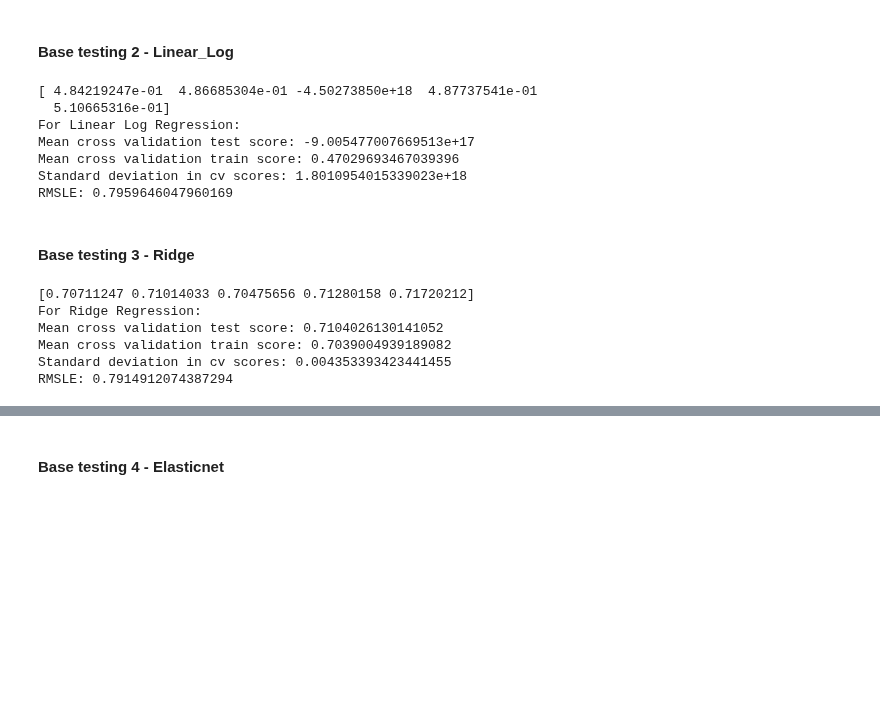
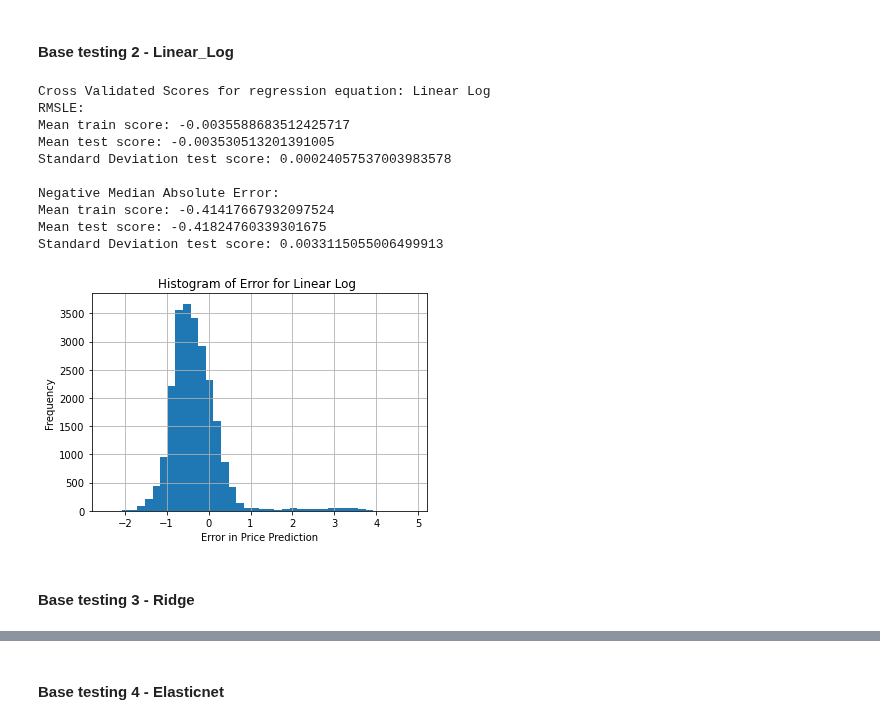
Before and after one commit to ShrutikaSankar/Springboard, a Jupyter notebook: auto_cap/auto_clean_copy2.ipynb, the cells around one changed output, grey strips where cells are left out. Drawn from its saved outputs; the diff is of its cells as text; code cells hidden in the pictures; blank space fills up the shorter version.

```diff
--- a/auto_cap/auto_clean_copy2.ipynb
+++ b/auto_cap/auto_clean_copy2.ipynb
@@ -1759,6 +1247,18 @@ Text(0, 0.5, 'Frequency')
 # %%
 # Apply Linear Log model to training data:
 linlog = LinearRegression() #previous optimization different study
-
 y_train_lg = np.log(y_train)
 y_val_lg = np.log(y_val)
+y_predict_test_linlog, c_linlog = quick_run(linlog, X_train, y_train_lg, X_val_mm, y_val_lg, name_g ='Linear Log')
+# %% [output]
+Cross Validated Scores for regression equation: Linear Log
+RMSLE:
+Mean train score: -0.0035588683512425717
+Mean test score: -0.003530513201391005
+Standard Deviation test score: 0.00024057537003983578
+
+Negative Median Absolute Error:
+Mean train score: -0.41417667932097524
+Mean test score: -0.41824760339301675
+Standard Deviation test score: 0.0033115055006499913
+[figure, added]
@@ -1772,63 +1265,2 @@ y_predict_linlog[y_predict_linlog<0] = 0 #The minimum price for a car is 0
-# %%
-cv_scores_train = cross_val_score(estimator= linear, X=X_train_mm, y=y_train_lg, cv=5)
-cv_scores_test = cross_val_score(estimator= linear, X=X_val_mm, y=y_val_lg, cv=5)
-print(cv_scores_test)
-
-
-cv_scores_linlog_test= cv_scores_test.mean()
-cv_scores_linlog_train= cv_scores_train.mean()
-cv_scores_linlog_std= cv_scores_test.std()
-print('For Linear Log Regression:')
-print ('Mean cross validation test score: ' +str(cv_scores_linlog_test))
-print ('Mean cross validation train score: ' +str(cv_scores_linlog_train))
-print ('Standard deviation in cv scores: ' +str(cv_scores_linlog_std))
-
-RMSLE_linlog= mean_squared_log_error(y_val, y_predict_linlog)
-print ('RMSLE: ' +str(RMSLE_linlog))
-# %% [output]
-[ 4.84219247e-01  4.86685304e-01 -4.50273850e+18  4.87737541e-01
-  5.10665316e-01]
-For Linear Log Regression:
-Mean cross validation test score: -9.005477007669513e+17
-Mean cross validation train score: 0.47029693467039396
-Standard deviation in cv scores: 1.8010954015339023e+18
-RMSLE: 0.7959646047960169
 # %% [markdown]
 #### Base testing 3 - Ridge
-# %%
-# Apply Ridge model to training data:
-from sklearn.linear_model import Ridge
-
-ridge_s = Ridge(solver='lsqr') #We specify solver because otherwise the program decides whichever solver it deems best
-
-
-ridge_s.fit(X_train_mm, y_train)
-#ridge_s.fit(X_train_mm, y_train)
-
-# Predict using model:
-y_predict_ridge=ridge_s.predict(X_val_mm)
-y_predict_ridge[y_predict_ridge<0] = 0
-
-
-cv_scores_train = cross_val_score(estimator= ridge_s, X=X_train_mm, y=y_train, cv=5)
-cv_scores_test = cross_val_score(estimator= ridge_s, X=X_val_mm, y=y_val, cv=5)
-print(cv_scores_test)
-
-
-cv_scores_ridge_test= cv_scores_test.mean()
-cv_scores_ridge_train= cv_scores_train.mean()
-cv_scores_ridge_std= cv_scores_test.std()
-print('For Ridge Regression:')
-print ('Mean cross validation test score: ' +str(cv_scores_ridge_test))
-print ('Mean cross validation train score: ' +str(cv_scores_ridge_train))
-print ('Standard deviation in cv scores: ' +str(cv_scores_ridge_std))
-
-RMSLE_ridge= mean_squared_log_error(y_val, y_predict_ridge)
-print ('RMSLE: ' +str(RMSLE_ridge))
-# %% [output]
-[0.70711247 0.71014033 0.70475656 0.71280158 0.71720212]
-For Ridge Regression:
-Mean cross validation test score: 0.7104026130141052
-Mean cross validation train score: 0.7039004939189082
-Standard deviation in cv scores: 0.004353393423441455
-RMSLE: 0.7914912074387294
```
Also changed, not shown: parts of 110 cells of this notebook.
